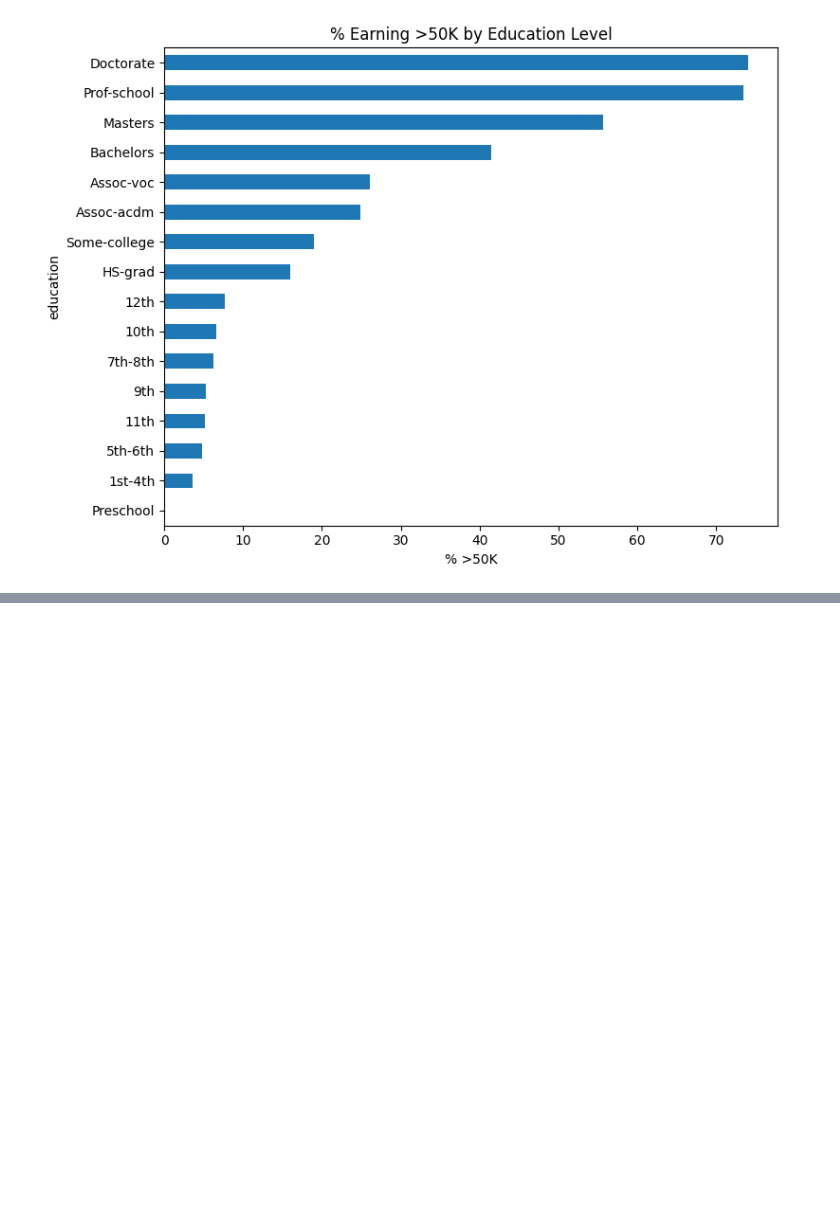
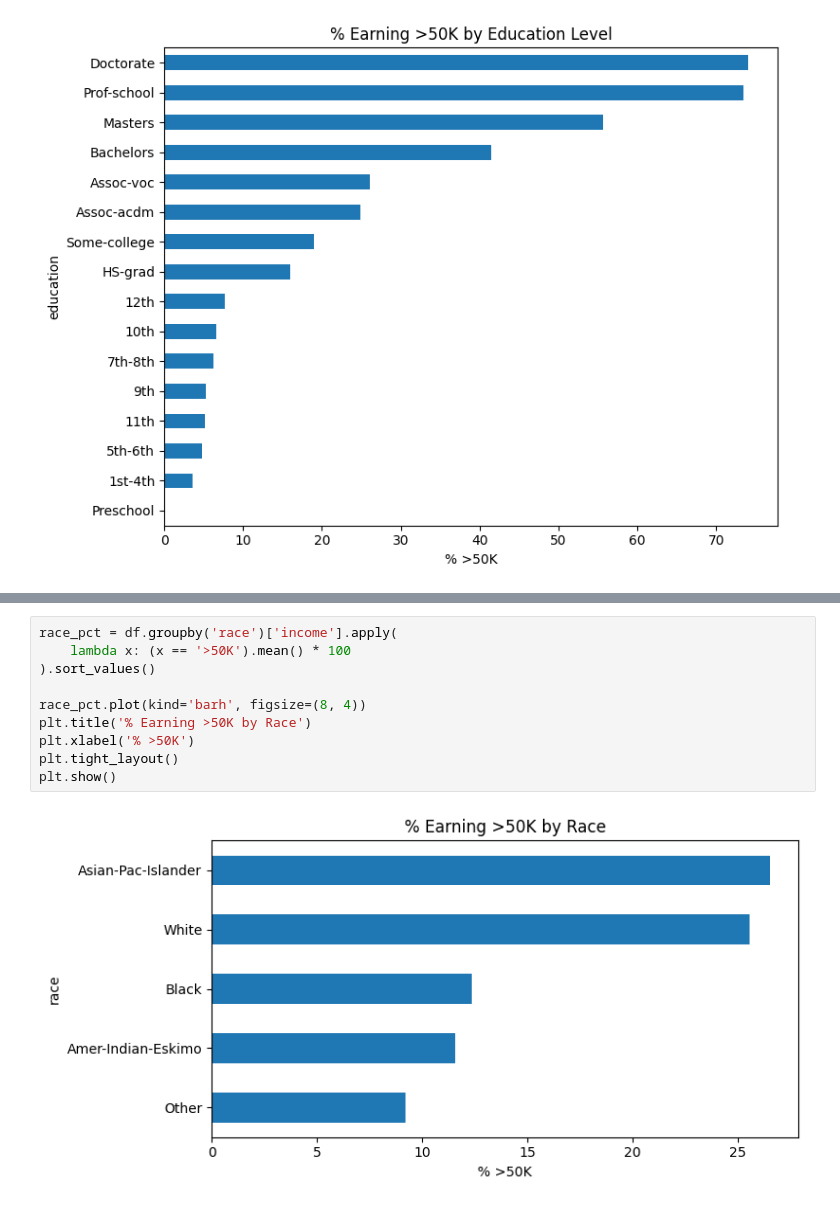
Before and after one commit to ewhitela/project-template, a Jupyter notebook: irvine_adults.ipynb, the cells around one changed output, grey strips where cells are left out. Cells and saved outputs as stored; diff of their text form; blank space fills up the shorter version.

```diff
--- a/irvine_adults.ipynb
+++ b/irvine_adults.ipynb
@@ -92,0 +108,12 @@ plt.show()
+# %%
+race_pct = df.groupby('race')['income'].apply(
+    lambda x: (x == '>50K').mean() * 100
+).sort_values()
+
+race_pct.plot(kind='barh', figsize=(8, 4))
+plt.title('% Earning >50K by Race')
+plt.xlabel('% >50K')
+plt.tight_layout()
+plt.show()
+# %% [output]
+[figure, added]
```
Also changed, not shown: parts of 12 cells of this notebook.
